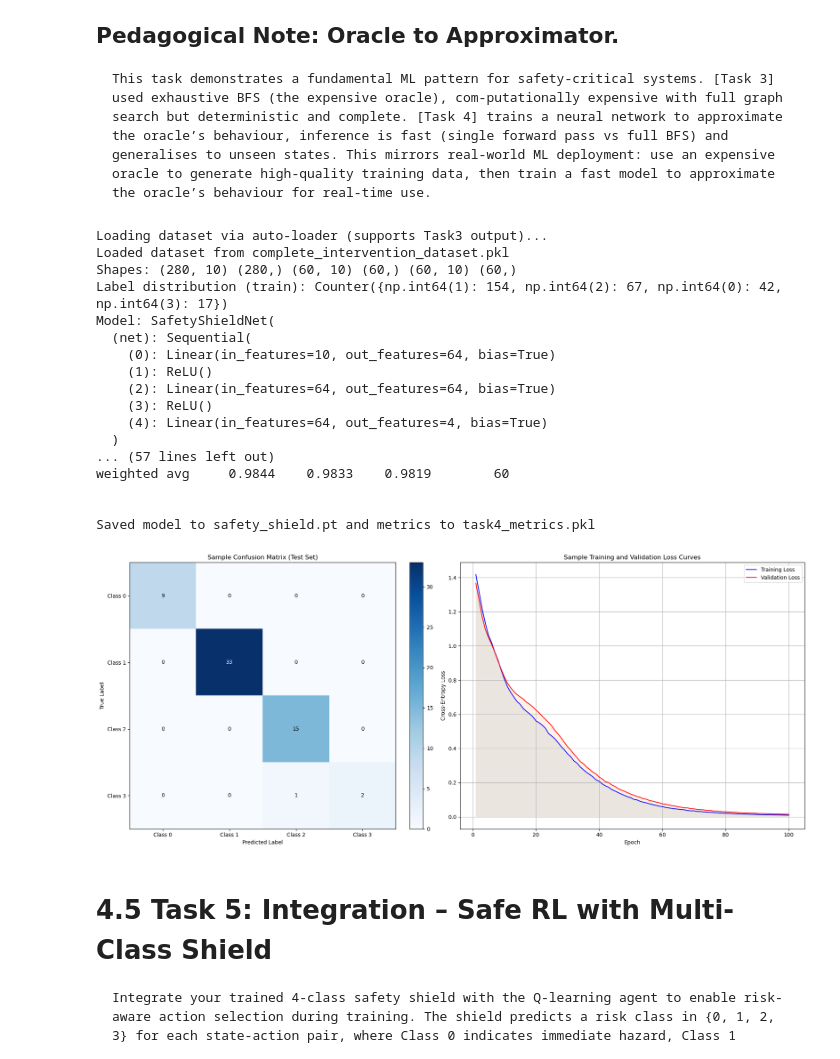
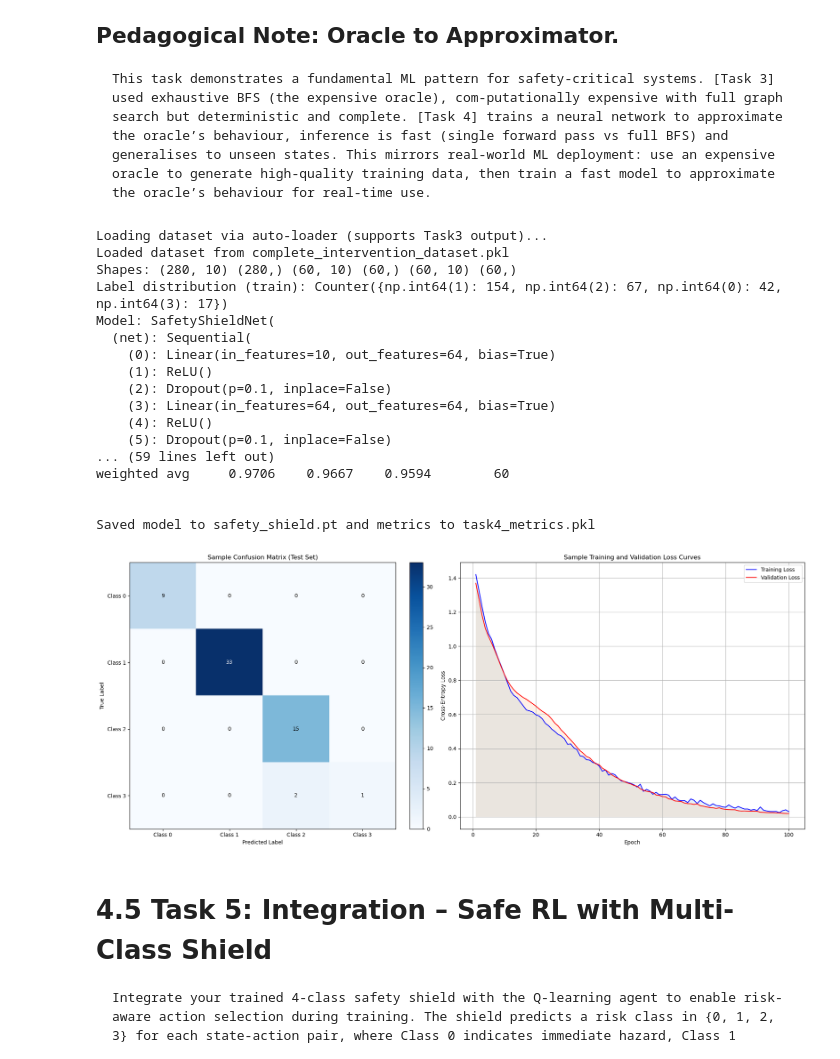
Before and after one commit to kurin0u0/9814, a Jupyter notebook: z5709922_assignment2/z5709922_assignment2.ipynb, the cells around one changed output. Drawn from its saved outputs; the diff is of its cells as text; code cells hidden in the pictures.

```diff
--- a/z5709922_assignment2/z5709922_assignment2.ipynb
+++ b/z5709922_assignment2/z5709922_assignment2.ipynb
@@ -829,8 +877,10 @@ class SafetyShieldNet(nn.Module):
         self.net = nn.Sequential(
             nn.Linear(input_dim, hidden1),
             nn.ReLU(),
+            nn.Dropout(0.1),  # 在每个 ReLU 后面轻度随机失活
             nn.Linear(hidden1, hidden2),
             nn.ReLU(),
+            nn.Dropout(0.1),  # 在每个 ReLU 后面轻度随机失活
             nn.Linear(hidden2, n_classes)
         )
 
@@ -1088,7 +1138,11 @@ def main(use_auto_loader: bool = True,
         "per_class_acc_val": per_class_acc_val.tolist(),
         "per_class_acc_test": per_class_acc_test.tolist(),
         "confusion_val": cm_val.tolist(),
-        "confusion_test": cm_test.tolist()
+        "confusion_test": cm_test.tolist(),
+        "feature_order": [
+            "row_norm", "col_norm", "act0", "act1", "act2", "act3",
+            "danger_curr", "danger_next", "is_goal", "is_hazard_next"
+        ]
     }
     with open("task4_metrics.pkl", "wb") as f:
         pickle.dump(save_dict, f)
@@ -1125,40 +1179,40 @@ def main(use_auto_loader: bool = True,
     ax2.plot(np.arange(1, len(val_losses) + 1), val_losses, label="Validation Loss", linewidth=1.5, color='red')
     ax2.fill_between(np.arange(1, len(train_losses) + 1), train_losses, alpha=0.1)
     ax2.fill_between(np.arange(1, len(val_losses) + 1), val_losses, alpha=0.1)
     ax2.set_title("Sample Training and Validation Loss Curves")
     ax2.set_xlabel("Epoch")
     ax2.set_ylabel("Cross-Entropy Loss")
     ax2.legend()
     ax2.grid(True)
 
     plt.tight_layout()
     plt.show()
 
 if __name__ == "__main__":
     # If you have a SafeGridWorld env in scope and want to pass it, do:
     # from safegrid import SafeGridWorld
     # env = SafeGridWorld(random_start=False)
     # main(use_auto_loader=True, dataset_path="/mnt/data/complete_intervention_dataset.pkl", env=env, action_map=env.ACTIONS)
     main()
 # %% [output]
 Loading dataset via auto-loader (supports Task3 output)...
 Loaded dataset from complete_intervention_dataset.pkl
 Shapes: (280, 10) (280,) (60, 10) (60,) (60, 10) (60,)
 Label distribution (train): Counter({np.int64(1): 154, np.int64(2): 67, np.int64(0): 42, np.int64(3): 17})
 Model: SafetyShieldNet(
   (net): Sequential(
     (0): Linear(in_features=10, out_features=64, bias=True)
     (1): ReLU()
-    (2): Linear(in_features=64, out_features=64, bias=True)
-    (3): ReLU()
-    (4): Linear(in_features=64, out_features=4, bias=True)
-  )
-... (57 lines left out)
-weighted avg     0.9844    0.9833    0.9819        60
+    (2): Dropout(p=0.1, inplace=False)
+    (3): Linear(in_features=64, out_features=64, bias=True)
+    (4): ReLU()
+    (5): Dropout(p=0.1, inplace=False)
+... (59 lines left out)
+weighted avg     0.9706    0.9667    0.9594        60
 
 
 Saved model to safety_shield.pt and metrics to task4_metrics.pkl
-[figure, old version]
+[figure, new version]
 # %% [markdown]
 # 4.5 Task 5: Integration – Safe RL with Multi-Class Shield
     Integrate your trained 4-class safety shield with the Q-learning agent to enable risk-aware action selection during training. The shield predicts a risk class in {0, 1, 2, 3} for each state-action pair, where Class 0 indicates immediate hazard, Class 1 indicates 1-step danger, Class 2 indicates 2-step danger, and Class 3 indicates safe states (as defined in [Task 3]).
```
Also changed, not shown: parts of 1 cell of this notebook, 3 other files.
